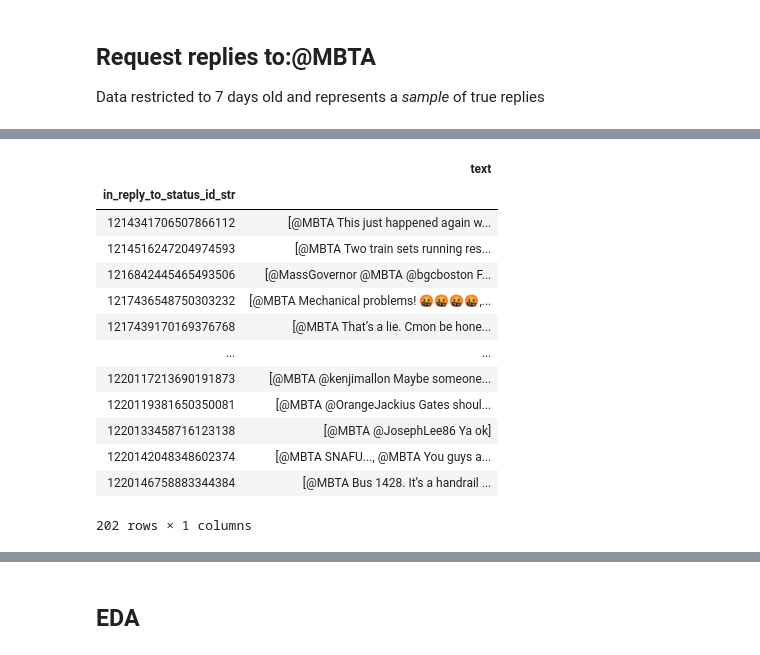
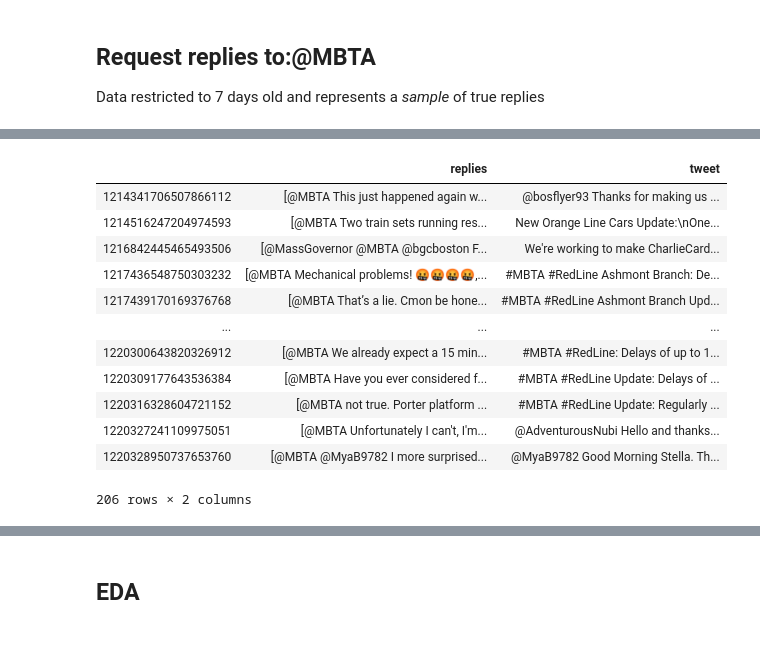
Before and after one commit to abcolb/mbta-sla, a Jupyter notebook: mbta-twitter-api-search.ipynb, the cells around one changed output, grey strips where cells are left out. Drawn from its saved outputs; the diff is of its cells as text; code cells hidden in the pictures.

```diff
--- a/mbta-twitter-api-search.ipynb
+++ b/mbta-twitter-api-search.ipynb
@@ -232,18 +182,19 @@ df_replies.to_json('data/replies_01_19.json')
 # %%
 df_replies_with_tweets = df_replies[['text', 'in_reply_to_status_id_str']].groupby('in_reply_to_status_id_str').agg(list)
-df_replies_with_tweets
+df_replies_tweets = pd.concat([df_replies_with_tweets, df_tweets[['text']]], axis=1, join='inner')
+df_replies_tweets.columns = ['replies', 'tweet']
+df_replies_tweets
 # %% [output]
-|  | text |
-| in_reply_to_status_id_str |  |
-| 1214341706507866112 | [@MBTA This just happened again w... |
-| 1214516247204974593 | [@MBTA Two train sets running res... |
-| 1216842445465493506 | [@MassGovernor @MBTA @bgcboston F... |
-| 1217436548750303232 | [@MBTA Mechanical problems! 🤬🤬🤬🤬,... |
-| 1217439170169376768 | [@MBTA That’s a lie. Cmon be hone... |
-| ... | ... |
-| 1220117213690191873 | [@MBTA @kenjimallon Maybe someone... |
-| 1220119381650350081 | [@MBTA @OrangeJackius Gates shoul... |
-| 1220133458716123138 | [@MBTA @JosephLee86 Ya ok] |
-| 1220142048348602374 | [@MBTA SNAFU..., @MBTA You guys a... |
-| 1220146758883344384 | [@MBTA Bus 1428. It’s a handrail ... |
+|  | replies | tweet |
+| 1214341706507866112 | [@MBTA This just happened again w... | @bosflyer93 Thanks for making us ... |
+| 1214516247204974593 | [@MBTA Two train sets running res... | New Orange Line Cars Update:\nOne... |
+| 1216842445465493506 | [@MassGovernor @MBTA @bgcboston F... | We're working to make CharlieCard... |
+| 1217436548750303232 | [@MBTA Mechanical problems! 🤬🤬🤬🤬,... | #MBTA #RedLine Ashmont Branch: De... |
+| 1217439170169376768 | [@MBTA That’s a lie. Cmon be hone... | #MBTA #RedLine Ashmont Branch Upd... |
+| ... | ... | ... |
+| 1220300643820326912 | [@MBTA We already expect a 15 min... | #MBTA #RedLine: Delays of up to 1... |
+| 1220309177643536384 | [@MBTA Have you ever considered f... | #MBTA #RedLine Update: Delays of ... |
+| 1220316328604721152 | [@MBTA not true. Porter platform ... | #MBTA #RedLine Update: Regularly ... |
+| 1220327241109975051 | [@MBTA Unfortunately I can't, I'm... | @AdventurousNubi Hello and thanks... |
+| 1220328950737653760 | [@MBTA @MyaB9782 I more surprised... | @MyaB9782 Good Morning Stella. Th... |
-202 rows × 1 columns
+206 rows × 2 columns
```
Also changed, not shown: parts of 17 cells of this notebook.
